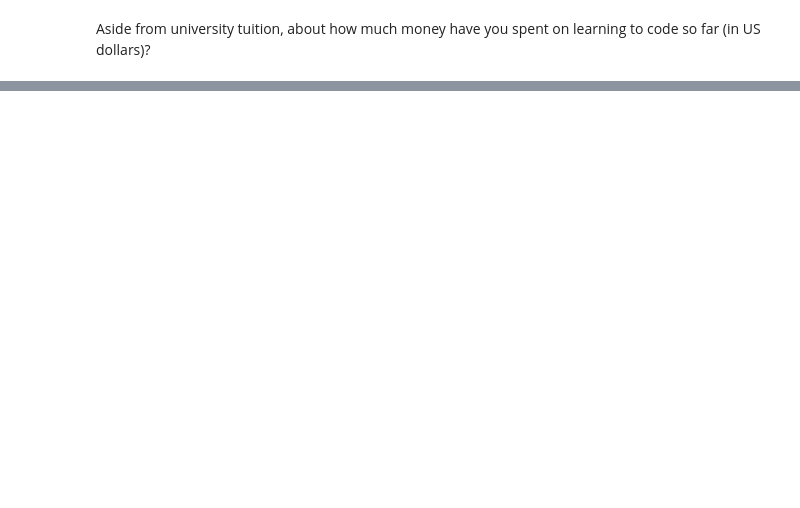
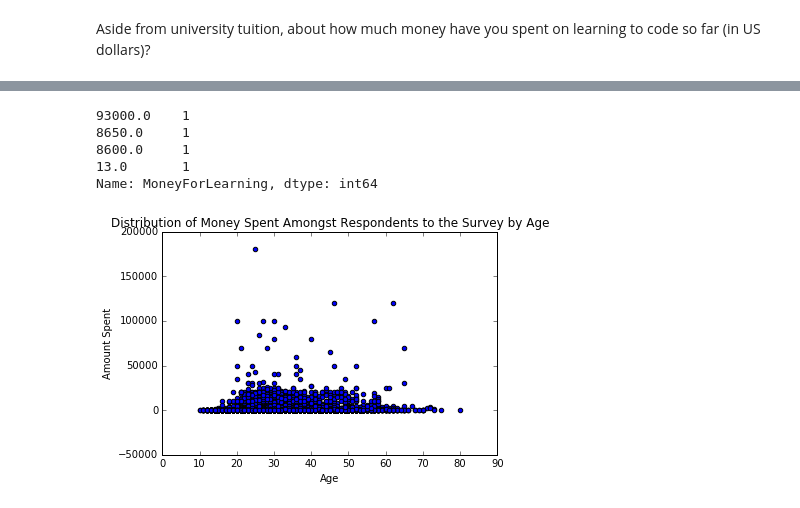
Before and after one commit to freeCodeCamp/2016-new-coder-survey, a Jupyter notebook: New Coders Data Analysis.ipynb, the cells around one changed output, grey strips where cells are left out. Cells and saved outputs as stored; diff of their text form; code cells hidden in the pictures; blank space fills up the shorter version.

```diff
--- a/New Coders Data Analysis.ipynb
+++ b/New Coders Data Analysis.ipynb
@@ -68,0 +106,16 @@ Aside from university tuition, about how much money have you spent on learning t
+# %%
+df['MoneyForLearning'].value_counts().sort_values().head(4)
+# %% [output]
+93000.0    1
+8650.0     1
+8600.0     1
+13.0       1
+Name: MoneyForLearning, dtype: int64
+# %%
+moneyScatter = df.plot(kind='scatter', x='Age', y='MoneyForLearning')
+moneyScatter.set_title('Distribution of Money Spent Amongst Respondents to the Survey by Age')
+moneyScatter.set_xlabel('Age')
+moneyScatter.set_ylabel('Amount Spent')
+plt.savefig('moneyscatter.png')
+# %% [output]
+[figure, added]
```
Also changed, not shown: parts of 8 cells of this notebook, 6 other files.
